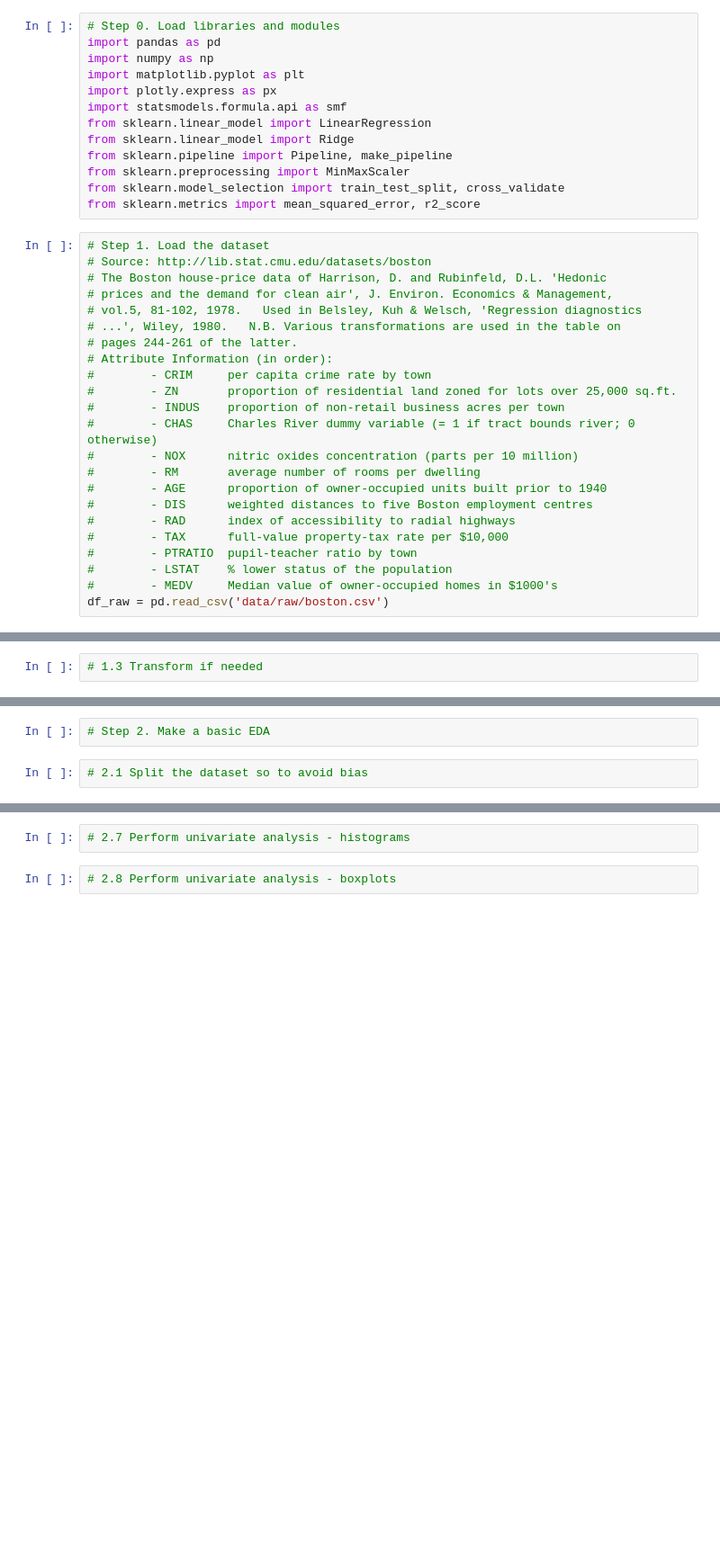
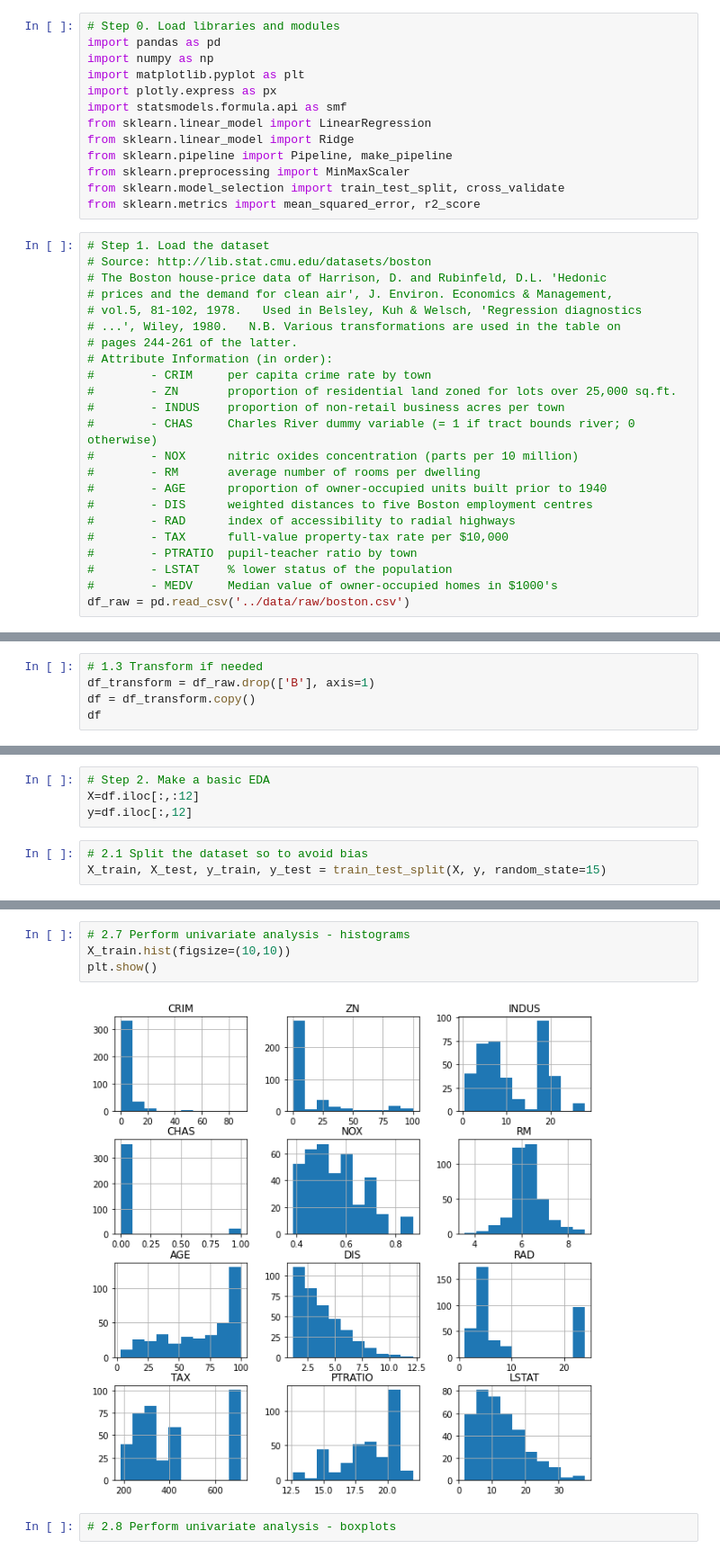
Before and after one commit to xalejandrow/Regularized_Linear_Regression_Project_Tutorial, a Jupyter notebook: src/Boston_Model_sample.ipynb, the cells around one changed output, grey strips where cells are left out. Shown at 90% size. Cells and saved outputs as stored; diff of their text form; blank space fills up the shorter version.

Commit message:
2.7 histogram

```diff
--- a/src/Boston_Model_sample.ipynb
+++ b/src/Boston_Model_sample.ipynb
@@ -33,6 +33,6 @@ from sklearn.metrics import mean_squared_error, r2_score
 #        - PTRATIO  pupil-teacher ratio by town
 #        - LSTAT    % lower status of the population
 #        - MEDV     Median value of owner-occupied homes in $1000's
-df_raw = pd.read_csv('data/raw/boston.csv')
+df_raw = pd.read_csv('../data/raw/boston.csv')
 # %%
 # 1.1 Get basic info
@@ -41,2 +73,5 @@ df_raw = pd.read_csv('data/raw/boston.csv')
 # %%
 # 1.3 Transform if needed
+df_transform = df_raw.drop(['B'], axis=1)
+df = df_transform.copy()
+df
@@ -43,4 +92,7 @@ df_raw = pd.read_csv('data/raw/boston.csv')
 # %%
 # Step 2. Make a basic EDA
+X=df.iloc[:,:12]
+y=df.iloc[:,12]
 # %%
 # 2.1 Split the dataset so to avoid bias
+X_train, X_test, y_train, y_test = train_test_split(X, y, random_state=15)
@@ -57,5 +188,9 @@ df_raw = pd.read_csv('data/raw/boston.csv')
 # %%
 # 2.7 Perform univariate analysis - histograms
+X_train.hist(figsize=(10,10))
+plt.show()
+# %% [output]
+[figure, added]
 # %%
 # 2.8 Perform univariate analysis - boxplots
 # %%
```
Also changed, not shown: parts of 10 cells of this notebook.
